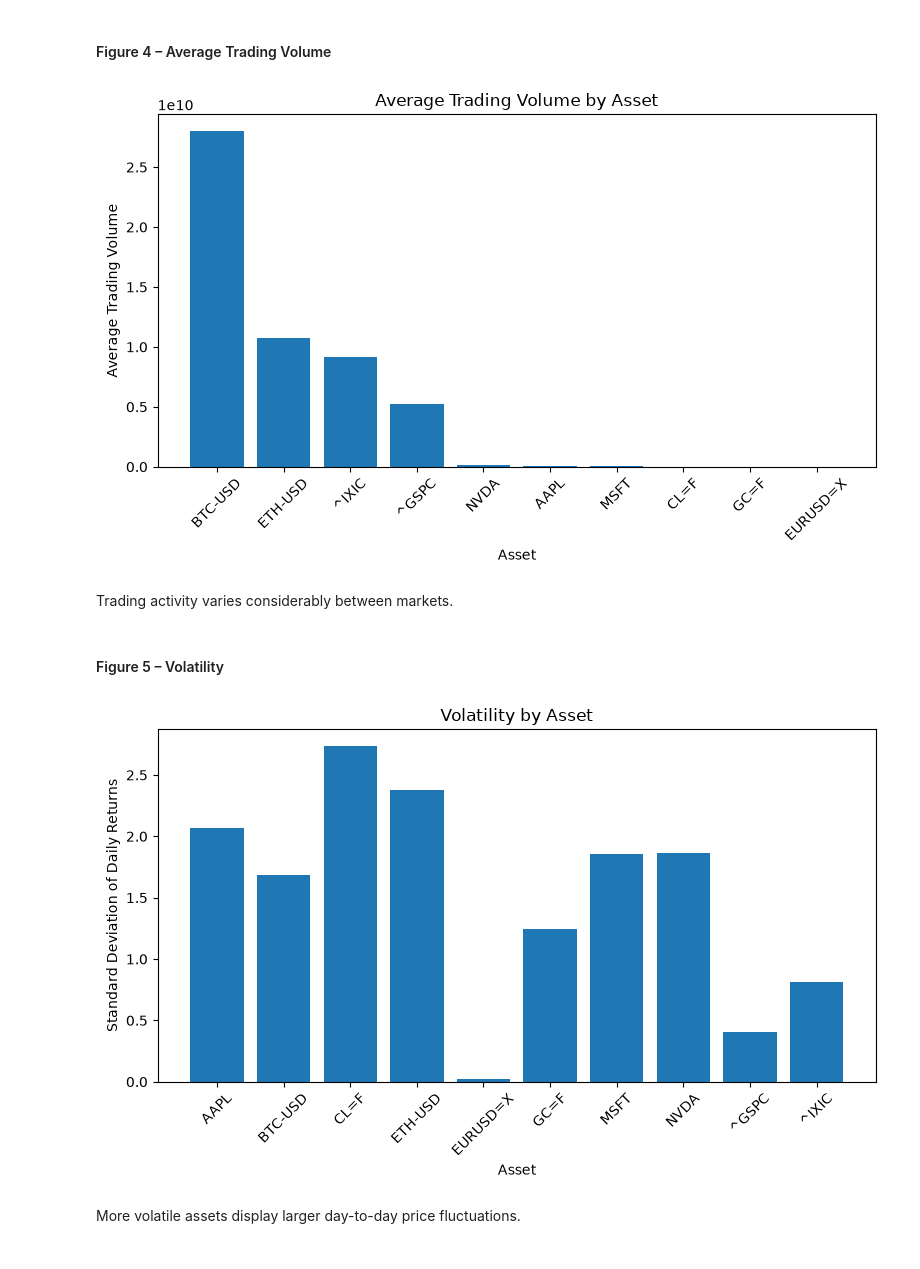
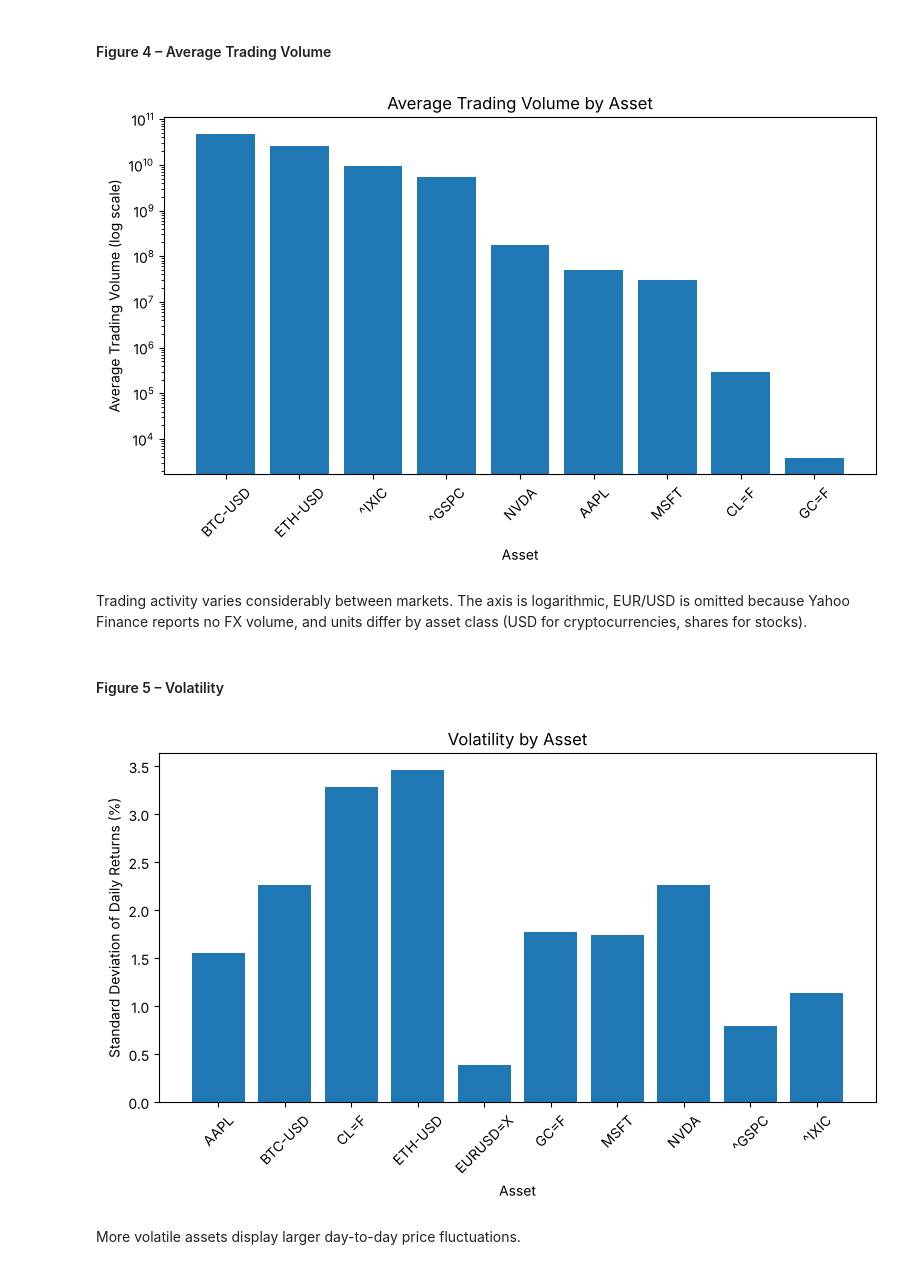
Before and after one commit to murziankovamaria-dotcom/Global-Financial-Markets-Dashboard, a Jupyter notebook: notebooks/02_SQL_Analysis.ipynb, the cells around one changed output. Cells and saved outputs as stored; diff of their text form; code cells hidden in the pictures.

```diff
--- a/notebooks/02_SQL_Analysis.ipynb
+++ b/notebooks/02_SQL_Analysis.ipynb
@@ -20,9 +20,18 @@ Tools Used
 The cleaned market data produced by the ETL pipeline is stored in a SQLite database. This section establishes a connection to the database so SQL queries can be executed directly from Python.
 # %%
 import sqlite3
+from pathlib import Path
+
 import pandas as pd
 import matplotlib.pyplot as plt
-connection = sqlite3.connect("../data/database/market_data.db")
+
+DB_PATH = Path("../data/database/market_data.db")
+if not DB_PATH.exists():
+    raise FileNotFoundError(
+        "Database not found. Run `python main.py` (or notebook 01) first to create it."
+    )
+
+connection = sqlite3.connect(DB_PATH)
 # %% [markdown]
 The database connection was successfully established and is ready for analysis.
 # %% [markdown]
@@ -496,32 +509,36 @@ Average daily returns remain relatively small despite occasional large daily mov
 # %% [markdown]
 #### Figure 4 – Average Trading Volume
 # %%
+# EUR/USD is left out: Yahoo Finance reports no volume for FX pairs (always 0).
+volume_plot_df = average_volume_df[average_volume_df["Average Trading Volume"] > 0]
+
 plt.figure(figsize=(8,5))
 
 plt.bar(
-    average_volume_df["Ticker"],
-    average_volume_df["Average Trading Volume"]
+    volume_plot_df["Ticker"],
+    volume_plot_df["Average Trading Volume"]
 )
 
+plt.yscale("log")  # volume units differ by asset class (shares vs. USD)
 plt.title("Average Trading Volume by Asset")
 plt.xlabel("Asset")
-plt.ylabel("Average Trading Volume")
+plt.ylabel("Average Trading Volume (log scale)")
 
 plt.xticks(rotation=45)
 
 plt.tight_layout()
 
 plt.savefig(
     "../assets/figures/average_trading_volume.png",
     dpi=300,
     bbox_inches="tight"
 )
 
 plt.show()
 # %% [output]
-[figure, old version]
+[figure, new version]
 # %% [markdown]
-Trading activity varies considerably between markets.
+Trading activity varies considerably between markets. The axis is logarithmic, EUR/USD is omitted because Yahoo Finance reports no FX volume, and units differ by asset class (USD for cryptocurrencies, shares for stocks).
 # %% [markdown]
 #### Figure 5 – Volatility
 # %%
@@ -529,12 +546,12 @@ plt.figure(figsize=(8,5))
 
 plt.bar(
     volatility_df["Ticker"],
-    volatility_df["Volatility"]
+    volatility_df["Volatility"] * 100  # fraction -> %
 )
 
 plt.title("Volatility by Asset")
 plt.xlabel("Asset")
-plt.ylabel("Standard Deviation of Daily Returns")
+plt.ylabel("Standard Deviation of Daily Returns (%)")
 
 plt.xticks(rotation=45)
 
@@ -548,7 +565,7 @@ plt.savefig(
 
 plt.show()
 # %% [output]
-[figure, old version]
+[figure, new version]
 # %% [markdown]
 More volatile assets display larger day-to-day price fluctuations.
 # %% [markdown]
```
Also changed, not shown: parts of 21 cells of this notebook, 27 other files.
